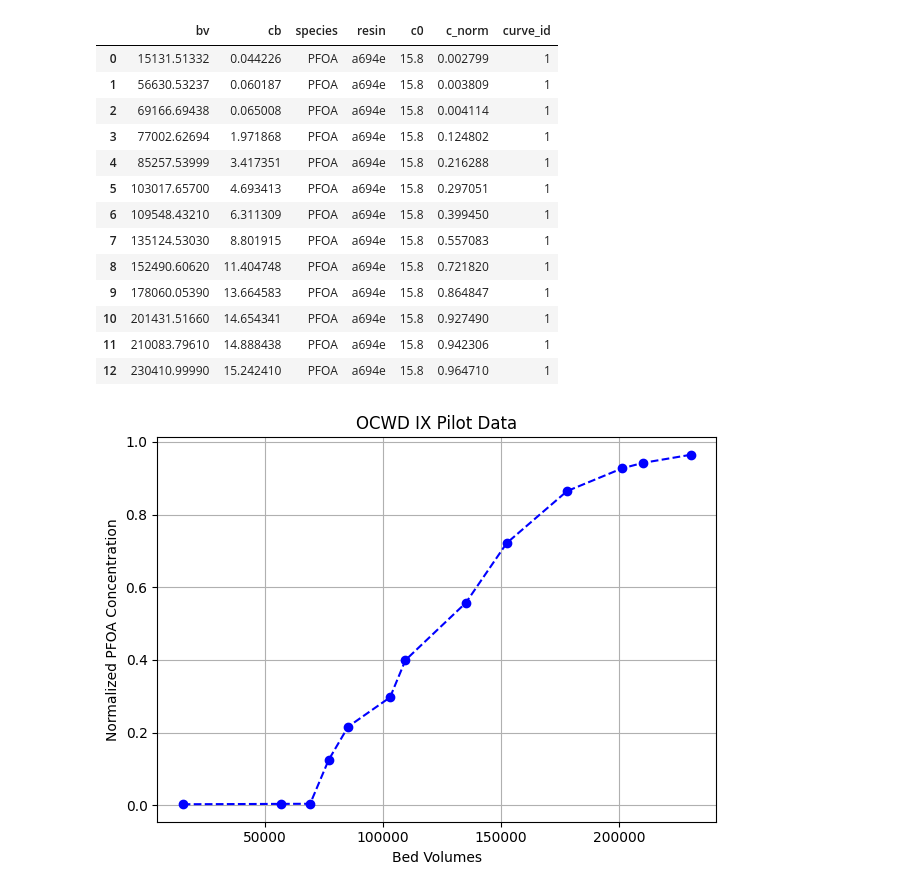
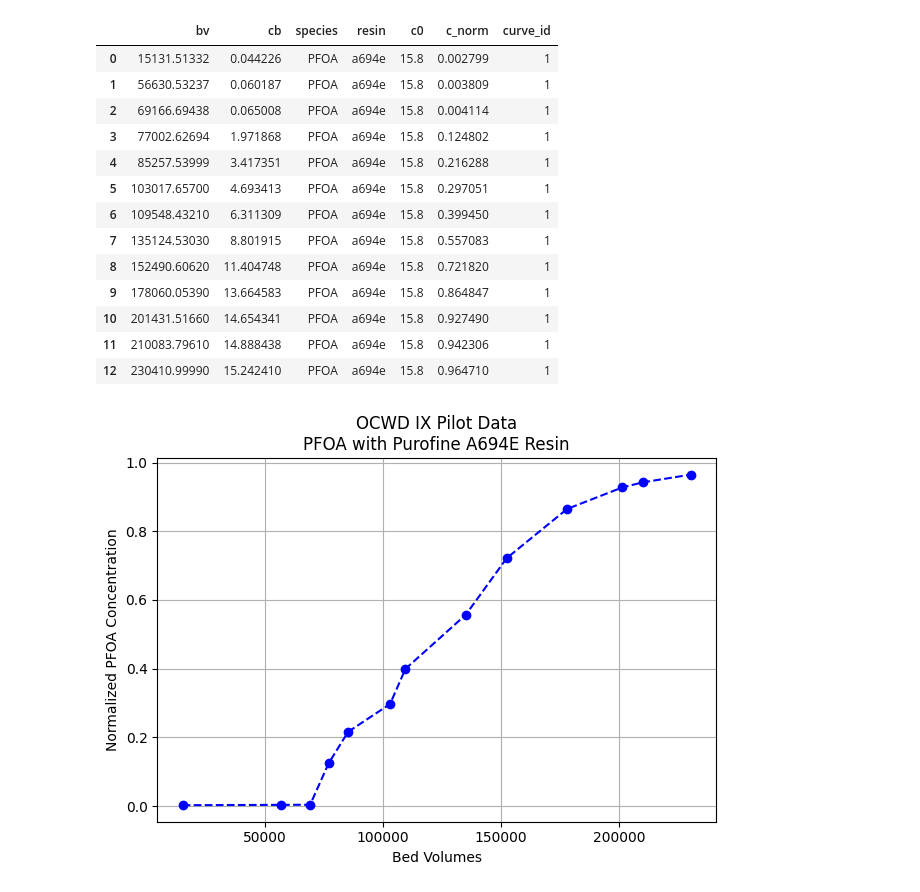
Before and after one commit to sufikaur/myfork-watertap_academy_fall_2025, a Jupyter notebook: week6/parmest_ix.ipynb, the cells around one changed output. Saved outputs shown, nothing was run; the diff lists cells and outputs as text; code cells hidden in the pictures.

```diff
--- a/week6/parmest_ix.ipynb
+++ b/week6/parmest_ix.ipynb
@@ -75,33 +70,35 @@ solver = get_solver()
 # %%
+# Read in all data
 all_data = pd.read_csv("breakthrough_data.csv")
 
-data = all_data[all_data.curve_id == 1].copy().reset_index(drop=True)
+# Use data from first curve only
+data = all_data[all_data.curve_id == 1].copy()
 
 fig, ax = plt.subplots()
 ax.plot(data["bv"], data["c_norm"], marker="o", color="blue", ls="--")
 ax.set_xlabel("Bed Volumes")
 ax.set_ylabel("Normalized PFOA Concentration")
-ax.set_title("OCWD IX Pilot Data")
+ax.set_title(f"OCWD IX Pilot Data\nPFOA with Purofine A694E Resin")
 ax.grid(visible=True)
 fig.tight_layout()
 
 data
 # %% [output]
 |  | bv | cb | species | resin | c0 | c_norm | curve_id |
 | 0 | 15131.51332 | 0.044226 | PFOA | a694e | 15.8 | 0.002799 | 1 |
 | 1 | 56630.53237 | 0.060187 | PFOA | a694e | 15.8 | 0.003809 | 1 |
 | 2 | 69166.69438 | 0.065008 | PFOA | a694e | 15.8 | 0.004114 | 1 |
 | 3 | 77002.62694 | 1.971868 | PFOA | a694e | 15.8 | 0.124802 | 1 |
 | 4 | 85257.53999 | 3.417351 | PFOA | a694e | 15.8 | 0.216288 | 1 |
 | 5 | 103017.65700 | 4.693413 | PFOA | a694e | 15.8 | 0.297051 | 1 |
 | 6 | 109548.43210 | 6.311309 | PFOA | a694e | 15.8 | 0.399450 | 1 |
 | 7 | 135124.53030 | 8.801915 | PFOA | a694e | 15.8 | 0.557083 | 1 |
 | 8 | 152490.60620 | 11.404748 | PFOA | a694e | 15.8 | 0.721820 | 1 |
 | 9 | 178060.05390 | 13.664583 | PFOA | a694e | 15.8 | 0.864847 | 1 |
 | 10 | 201431.51660 | 14.654341 | PFOA | a694e | 15.8 | 0.927490 | 1 |
 | 11 | 210083.79610 | 14.888438 | PFOA | a694e | 15.8 | 0.942306 | 1 |
 | 12 | 230410.99990 | 15.242410 | PFOA | a694e | 15.8 | 0.964710 | 1 |
-[figure, old version]
+[figure, new version]
 # %%
 def ix_parmest(data):
     """
```
Also changed, not shown: parts of 8 cells of this notebook.
